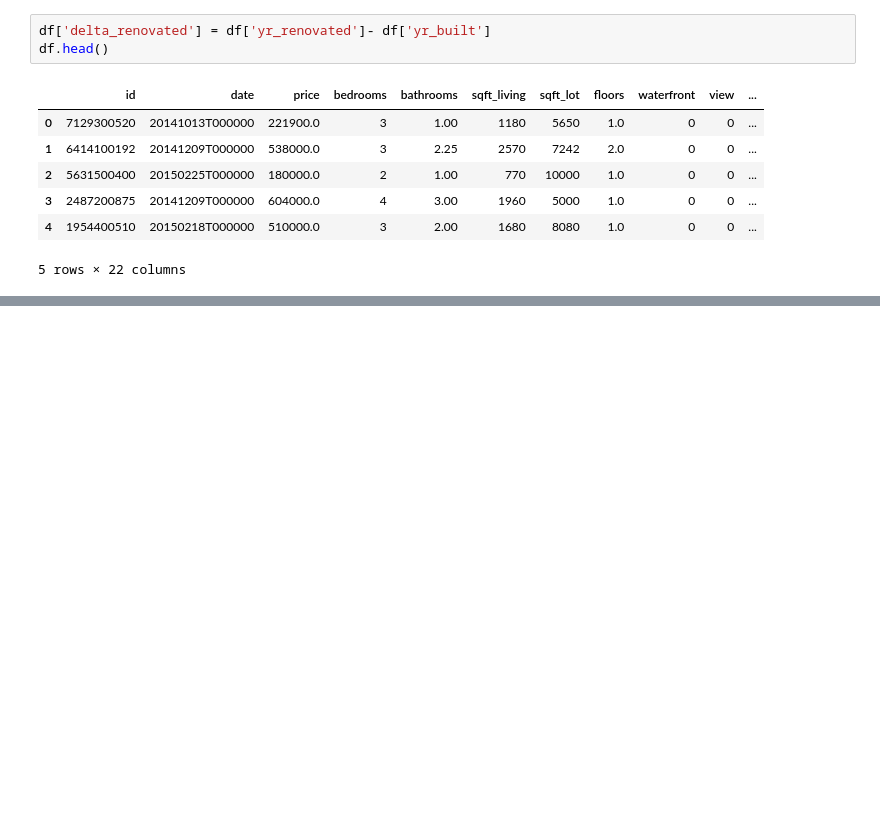
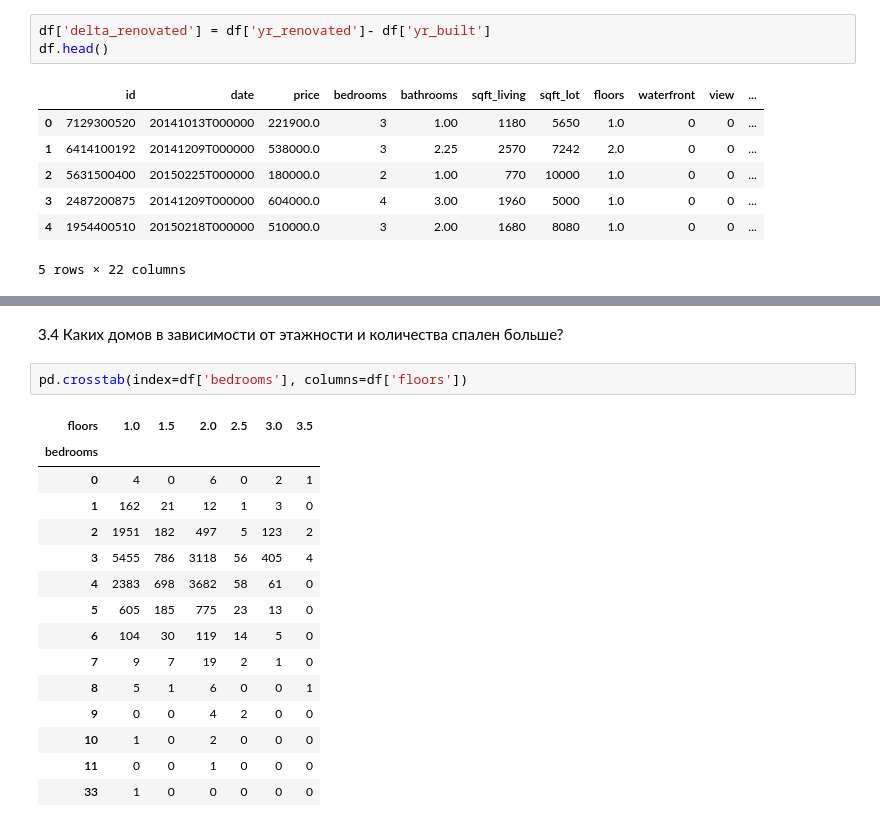
Before and after one commit to KuznetsovDD/homework-3-for-jupyter, a Jupyter notebook: homework3.ipynb, the cells around one changed output, grey strips where cells are left out. Saved outputs shown, nothing was run; the diff lists cells and outputs as text; blank space fills up the shorter version.

```diff
--- a/homework3.ipynb
+++ b/homework3.ipynb
@@ -23,0 +241,20 @@ df.head()
+# %% [markdown]
+3.4 Каких домов в зависимости от этажности и количества спален больше?
+# %%
+pd.crosstab(index=df['bedrooms'], columns=df['floors'])
+# %% [output]
+| floors | 1.0 | 1.5 | 2.0 | 2.5 | 3.0 | 3.5 |
+| bedrooms |  |  |  |  |  |  |
+| 0 | 4 | 0 | 6 | 0 | 2 | 1 |
+| 1 | 162 | 21 | 12 | 1 | 3 | 0 |
+| 2 | 1951 | 182 | 497 | 5 | 123 | 2 |
+| 3 | 5455 | 786 | 3118 | 56 | 405 | 4 |
+| 4 | 2383 | 698 | 3682 | 58 | 61 | 0 |
+| 5 | 605 | 185 | 775 | 23 | 13 | 0 |
+| 6 | 104 | 30 | 119 | 14 | 5 | 0 |
+| 7 | 9 | 7 | 19 | 2 | 1 | 0 |
+| 8 | 5 | 1 | 6 | 0 | 0 | 1 |
+| 9 | 0 | 0 | 4 | 2 | 0 | 0 |
+| 10 | 1 | 0 | 2 | 0 | 0 | 0 |
+| 11 | 0 | 0 | 1 | 0 | 0 | 0 |
+| 33 | 1 | 0 | 0 | 0 | 0 | 0 |
```
Also changed, not shown: parts of 25 cells of this notebook.
